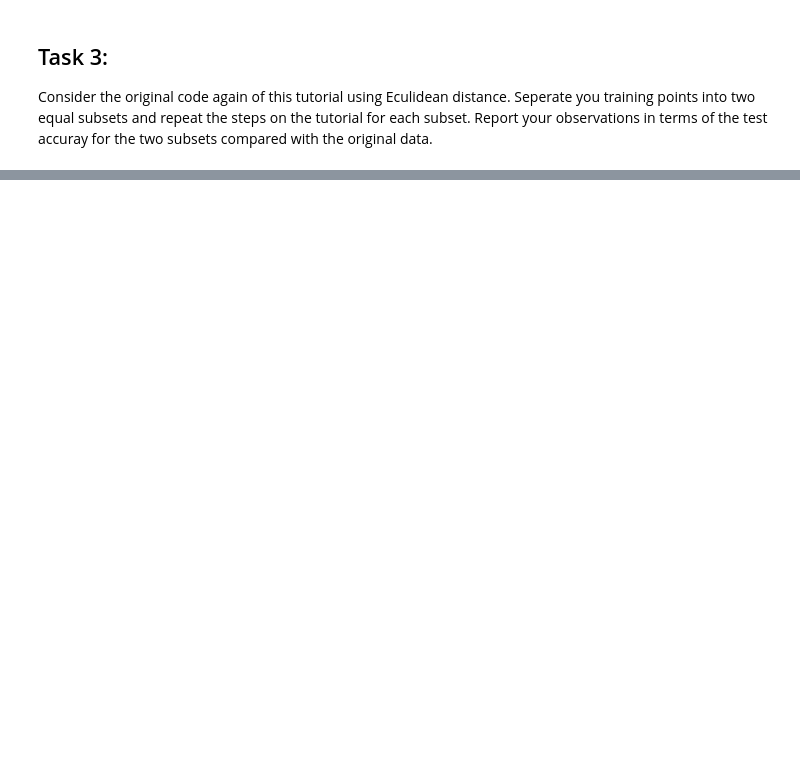
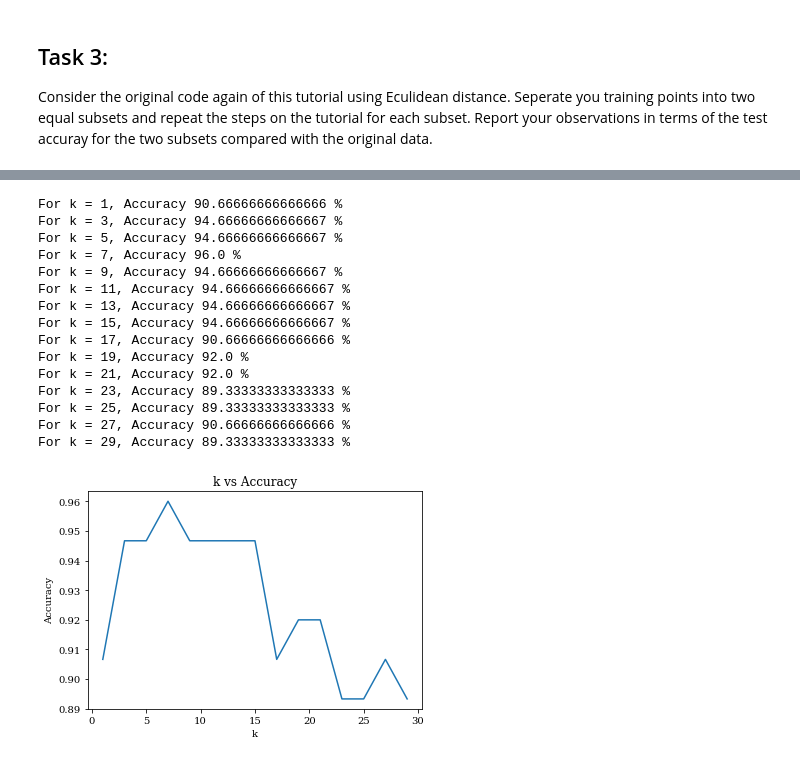
Before and after one commit to limited-fion/ee3-ml, a Jupyter notebook: Fion_ML_kNN.ipynb, the cells around one changed output, grey strips where cells are left out. Cells and saved outputs as stored; diff of their text form; code cells hidden in the pictures; blank space fills up the shorter version.

```diff
--- a/Fion_ML_kNN.ipynb
+++ b/Fion_ML_kNN.ipynb
@@ -549,0 +598,13 @@ Consider the original code again of this tutorial using Eculidean distance. Sepe
+# %%
+k = 3
+print(f'Test sample predictions for k = {k} \t')
+print('*********************************')
+for i in range(len(X_test)):
+    neighbours, pred_label = fit(X_test[i], X_train, y_train, k)
+    if (pred_label == y_test[i]):
+        print(f'test sample: {X_test[i]} \t',
+          f'predicted label: {pred_label} \t', f'true label: {y_test[i]} \t', "Correctly classified")
+    else:
+
+        print(f'test sample: {X_test[i]} \t',
+          f'predicted label: {pred_label} \t', f'true label: {y_test[i]} \t', "Misclassified")
@@ -549,0 +629,37 @@ Consider the original code again of this tutorial using Eculidean distance. Sepe
+# %%
+accuracy_list = []
+k_list = [1, 3, 5, 7, 9, 11, 13, 15, 17, 19, 21, 23, 25, 27, 29]
+
+for k in k_list:
+    y_pred = []
+    for test_instance in X_test:
+        neighbours, pred_label = fit(test_instance, X_train, y_train, k)
+        y_pred.append(pred_label)
+    acc = accuracy(y_pred, y_test)
+    print("For k = {}, Accuracy {} %".format(k,acc*100))
+
+    accuracy_list.append(acc)
+plt.plot(k_list, accuracy_list)
+
+plt.xlabel('k')
+plt.ylabel('Accuracy')
+plt.title('k vs Accuracy')
+
+plt.show()
+# %% [output]
+For k = 1, Accuracy 90.66666666666666 %
+For k = 3, Accuracy 94.66666666666667 %
+For k = 5, Accuracy 94.66666666666667 %
+For k = 7, Accuracy 96.0 %
+For k = 9, Accuracy 94.66666666666667 %
+For k = 11, Accuracy 94.66666666666667 %
+For k = 13, Accuracy 94.66666666666667 %
+For k = 15, Accuracy 94.66666666666667 %
+For k = 17, Accuracy 90.66666666666666 %
+For k = 19, Accuracy 92.0 %
+For k = 21, Accuracy 92.0 %
+For k = 23, Accuracy 89.33333333333333 %
+For k = 25, Accuracy 89.33333333333333 %
+For k = 27, Accuracy 90.66666666666666 %
+For k = 29, Accuracy 89.33333333333333 %
+[figure, added]
```
Also changed, not shown: parts of 5 cells of this notebook.
